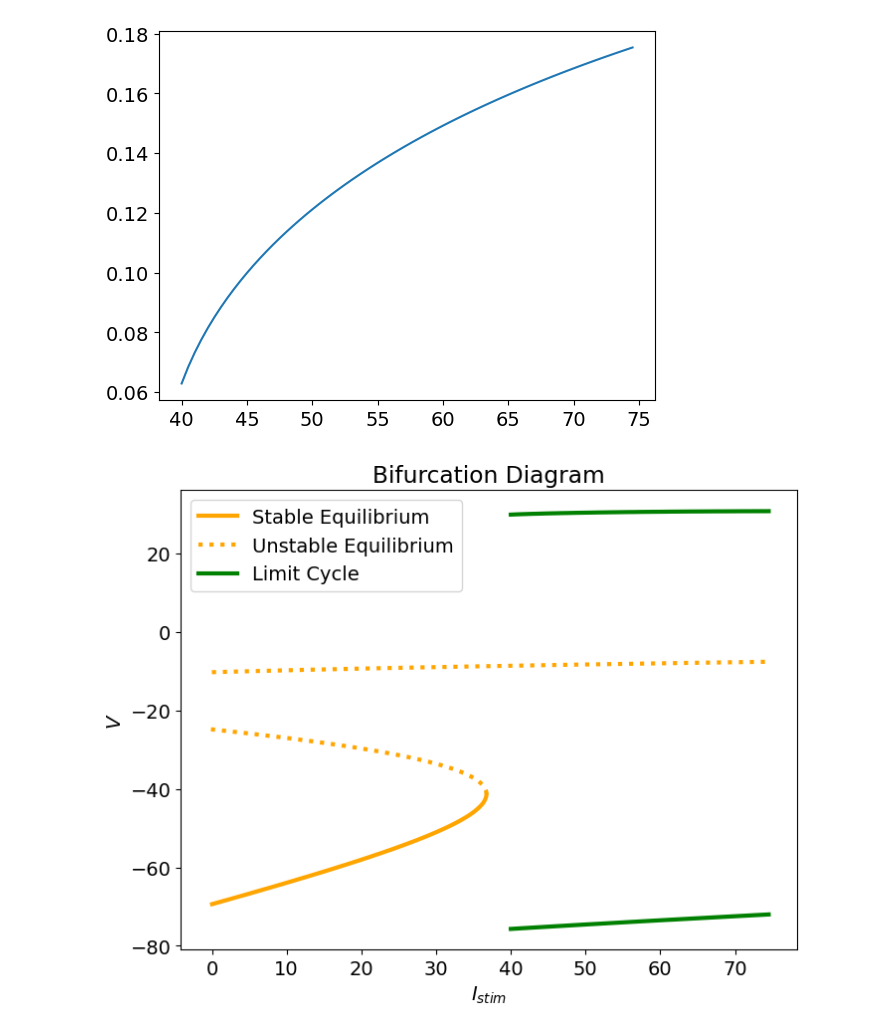
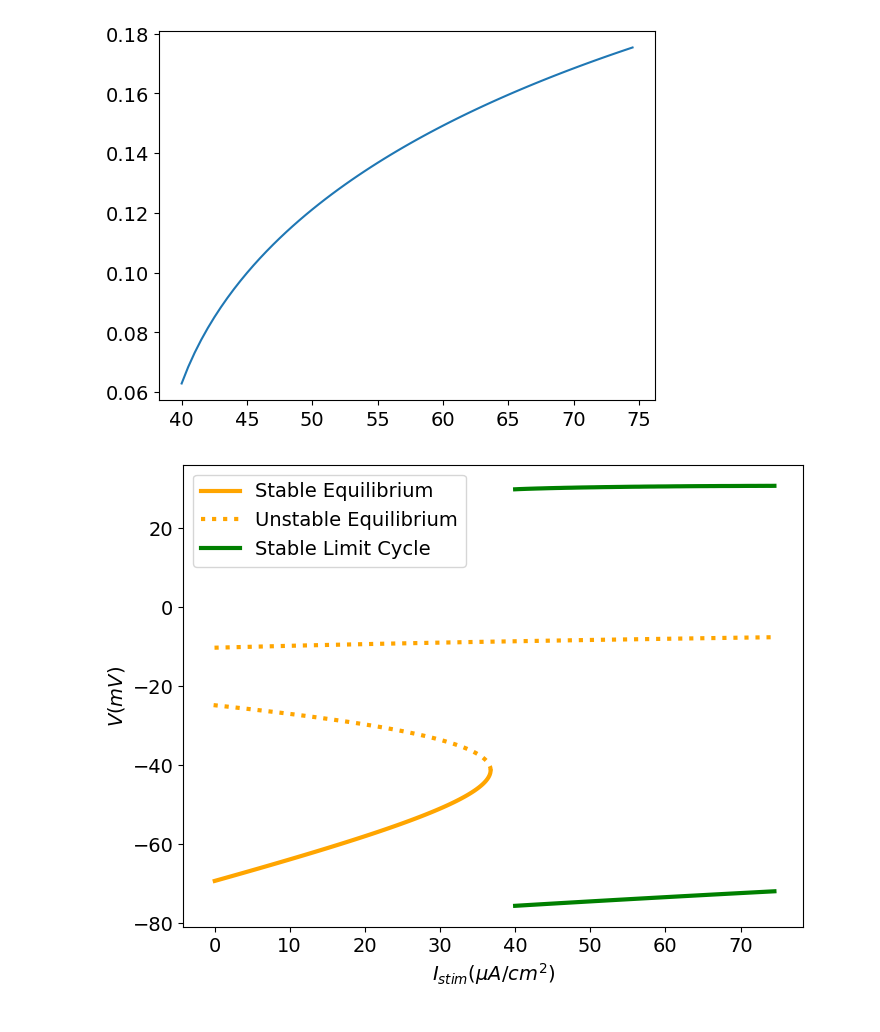
Before and after one commit to sstanbridge09/biologyCoursework, a Jupyter notebook: AttemptedLimCycSolve.ipynb, the cells around one changed output. Drawn from its saved outputs; the diff is of its cells as text; code cells hidden in the pictures.

```diff
--- a/AttemptedLimCycSolve.ipynb
+++ b/AttemptedLimCycSolve.ipynb
@@ -167,35 +167,34 @@ import matplotlib.pyplot as plt
 file_path = r"C:\Users\sebst\OneDrive\Documents\Uni\Year 4\Public Health Modelling\noLimBif.dat"
 
 df = pd.read_csv(file_path, delimiter="\s+", header=None)
 df = df.iloc[1:,:]
 bifurcation_param = df.iloc[:, 0]  # First column: control parameter
 variable = df.iloc[:, 1]  # Second column: bifurcating variable
 stability_col = df.iloc[:, 3]  # Fourth column: stability indicator (1 = stable, 2 = unstable)
 
 # Split data based on stability
 df_stable_fold = df[(df.iloc[:, 3] == 1)& (df.iloc[:,1]<-20)]  # Stable (solid line)
 df_unstable_fold = df[(df.iloc[:, 3] == 2 )& (df.iloc[:,1]<-20)]
 df_unstable_normal = df[(df.iloc[:, 3] == 2) &( df.iloc[:,1]>-20) & (df.iloc[:,0]<75)]  # Unstable (dotted line)
 
 plt.rcParams.update({'font.size': 14,'lines.linewidth': 3})
 # Create plot
 plt.figure(figsize=(8, 6))
 
 # Plot stable branches (solid line)
 plt.plot(df_stable_fold.iloc[:, 0], df_stable_fold.iloc[:, 1], 'orange', label="Stable Equilibrium")  # 'k-' = black solid line
 
 # Plot unstable branches (dotted line)
 plt.plot(df_unstable_fold.iloc[:, 0], df_unstable_fold.iloc[:, 1], 'orange',linestyle=':', label="Unstable Equilibrium")  # 'k:' = black dotted line
 
 plt.plot(df_unstable_normal.iloc[:, 0], df_unstable_normal.iloc[:, 1], 'orange',linestyle=':')  # 'k:' = black dotted line
 plt.plot(Istimvals,minV,"g-")
-plt.plot(Istimvals, maxV,"g-",label="Limit Cycle")
+plt.plot(Istimvals, maxV,"g-",label="Stable Limit Cycle")
 
 # Formatting
-plt.xlabel(r"$I_{stim}$")
-plt.ylabel(r"$V$")
-plt.title("Bifurcation Diagram")
+plt.xlabel(r"$I_{stim} (\mu A/cm^2)$")
+plt.ylabel(r"$V (mV)$")
 plt.legend()
 plt.show()
 # %% [output]
-[figure, old version]
+[figure, new version]
```
Also changed, not shown: 1 other file.
